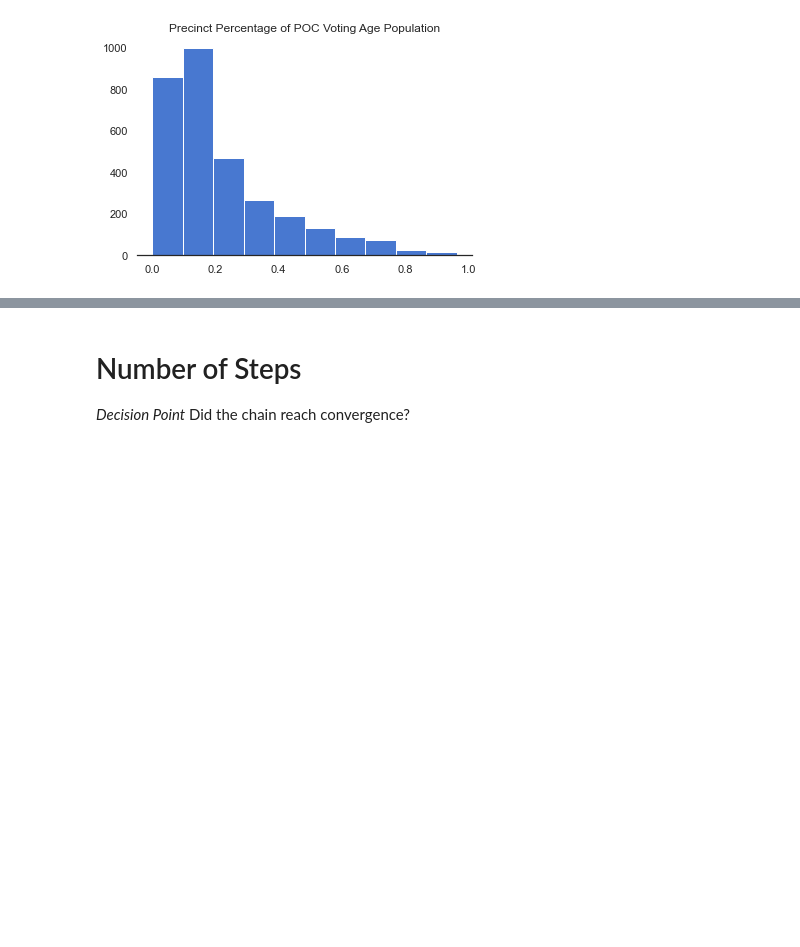
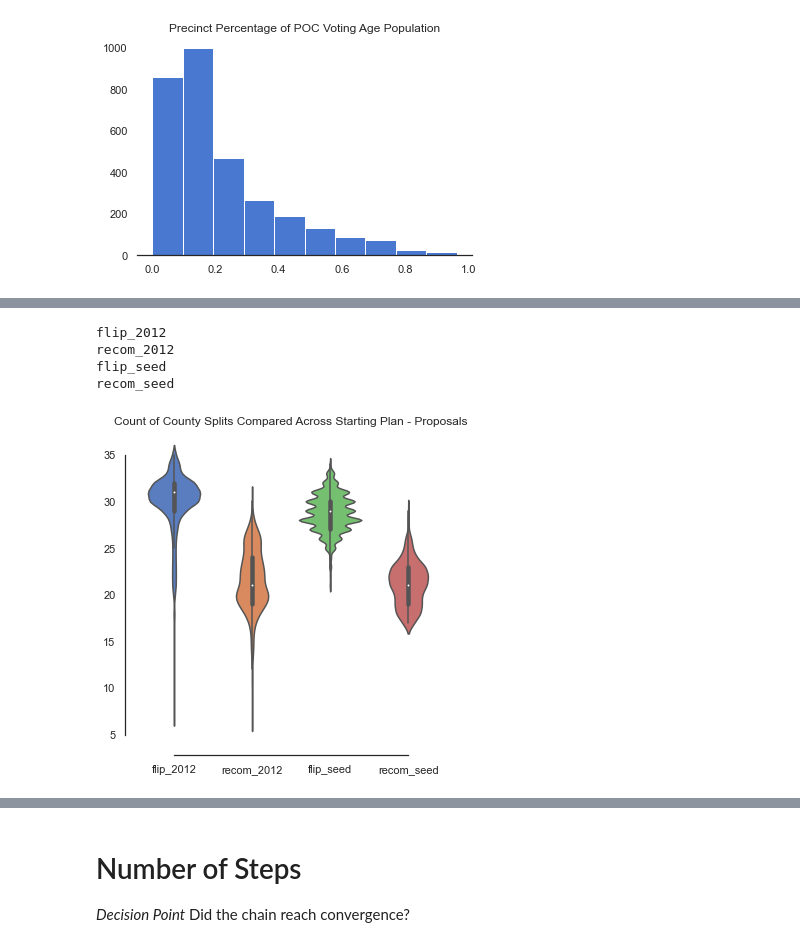
Before and after one commit to uwescience/dssg2021-redistricting, a Jupyter notebook: Colorado/02_CO_EDA_Modeling_Decisions.ipynb, the cells around one changed output, grey strips where cells are left out. Saved outputs shown, nothing was run; the diff lists cells and outputs as text; code cells hidden in the pictures; blank space fills up the shorter version.

```diff
--- a/Colorado/02_CO_EDA_Modeling_Decisions.ipynb
+++ b/Colorado/02_CO_EDA_Modeling_Decisions.ipynb
@@ -330,21 +374,26 @@ GerryChain has [four different proposals](https://gerrychain.readthedocs.io/en/l
 # %%
-plan_set_seed = recursive_tree_part(graph_mggg, #graph object
-                                range(num_districts), #How many districts
-                                totpop/num_districts, #population target
-                                "TOTPOP", #population column, variable name
-                                .01, #epsilon value
+plan_neutral = recursive_tree_part(graph_mggg,
+                                range(num_districts),
+                                totpop/num_districts,
+                                "TOTPOP",
+                                .01,
                                 1)
 
-partition_set_seed = Partition(graph_mggg,
+partition_neutral = Partition(graph_mggg,
                            plan_set_seed,
                            updater)
+
+
+partition_enacted_2012 = Partition(graph_mggg,
+                      df_mggg["CD116FP"],
+                      updater)
 # %%
-ideal_population = sum(partition_set_seed["population"].values()) / len(partition_set_seed)
+ideal_population = sum(partition_neutral["population"].values()) / len(partition_neutral)
 
-popbound = constraints.within_percent_of_ideal_population(partition_set_seed, 0.01)
+popbound = constraints.within_percent_of_ideal_population(partition_neutral, 0.01)
 
 compactness_bound = constraints.UpperBound(
-    lambda p: len(p["cut_edges"]), 1.5 * len(partition_set_seed["cut_edges"])
+    lambda p: len(p["cut_edges"]), 1.5 * len(partition_neutral["cut_edges"])
 )
 # %%
 recom_proposal = partial(
@@ -366,7 +415,7 @@ chain_2012_flip = MarkovChain(
         constraints.single_flip_contiguous
     ],
     accept=accept.always_accept,
-    initial_state=plan_2012,
+    initial_state=partition_enacted_2012,
     total_steps=steps_num*10
 )
 
@@ -377,7 +426,7 @@ chain_2012_recom = MarkovChain(
         compactness_bound
     ],
     accept=accept.always_accept,
-    initial_state=plan_2012,
+    initial_state=partition_enacted_2012,
     total_steps=steps_num
 )
 
@@ -389,7 +438,7 @@ chain_seed_flip = MarkovChain(
         constraints.single_flip_contiguous
     ],
     accept=accept.always_accept,
-    initial_state=partition_set_seed,
+    initial_state=partition_neutral,
     total_steps=steps_num*10
 )
 
@@ -400,7 +449,7 @@ chain_seed_recom = MarkovChain(
         compactness_bound
     ],
     accept=accept.always_accept,
-    initial_state=partition_set_seed,
+    initial_state=partition_neutral,
     total_steps=steps_num
 )
 # %%
@@ -412,7 +461,7 @@ chain_dict = {
              }
 
 per_chain = {chain_name: {} for chain_name in chain_dict.keys()}
-t=0
+
 for name, chain in chain_dict.items():
     print(name)
     count_county=[]
@@ -420,11 +469,13 @@ for name, chain in chain_dict.items():
     for part in chain:
         count_county.append(part["count_splits"])
         count_comp.append(sum([.45<x<.55 for x in part['USH18'].percents('First')]))
-        t += 1
-        if t % 1000 == 0:
-            print(t)
     per_chain[name]['county_splits'] = np.array(count_county)
     per_chain[name]['comp_dist'] = np.array(count_comp)
+# %% [output]
+flip_2012
+recom_2012
+flip_seed
+recom_seed
 # %%
 pc_keys = list(per_chain.keys())
 
@@ -437,11 +488,13 @@ for n in range(4):
 # %%
 sns.catplot(data= df_county_split[["flip_2012",
                                      "recom_2012",
                                      "flip_seed",
                                      "recom_seed"]],
                kind="violin")
-
+plt.title("Count of County Splits Compared Across Starting Plan - Proposals")
 sns.despine(offset=10, trim=True)
+# %% [output]
+[figure, added]
 # %%
 sns.catplot(data= df_comp_dist[["flip_2012",
                                    "recom_2012",
```
Also changed, not shown: parts of 39 cells of this notebook.
